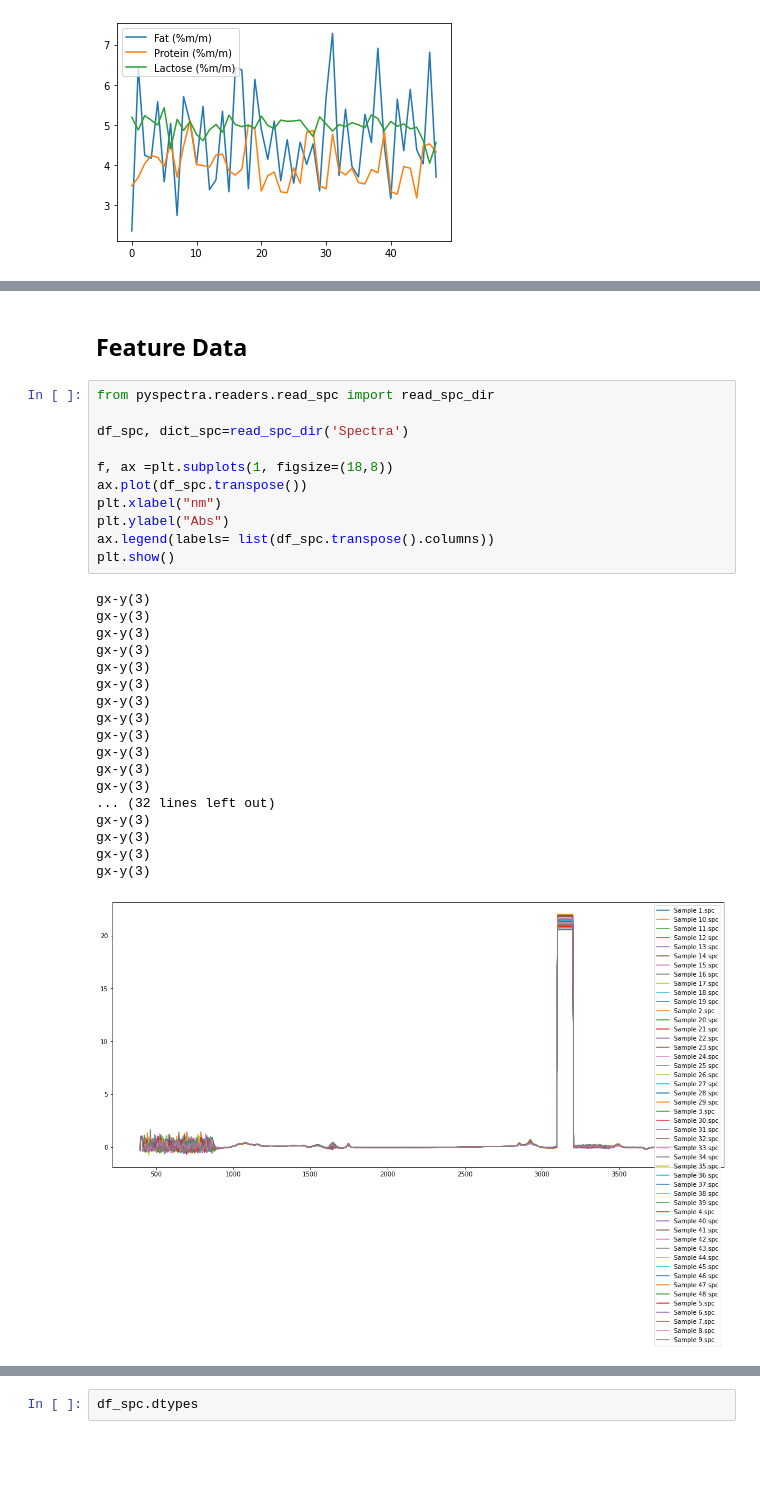
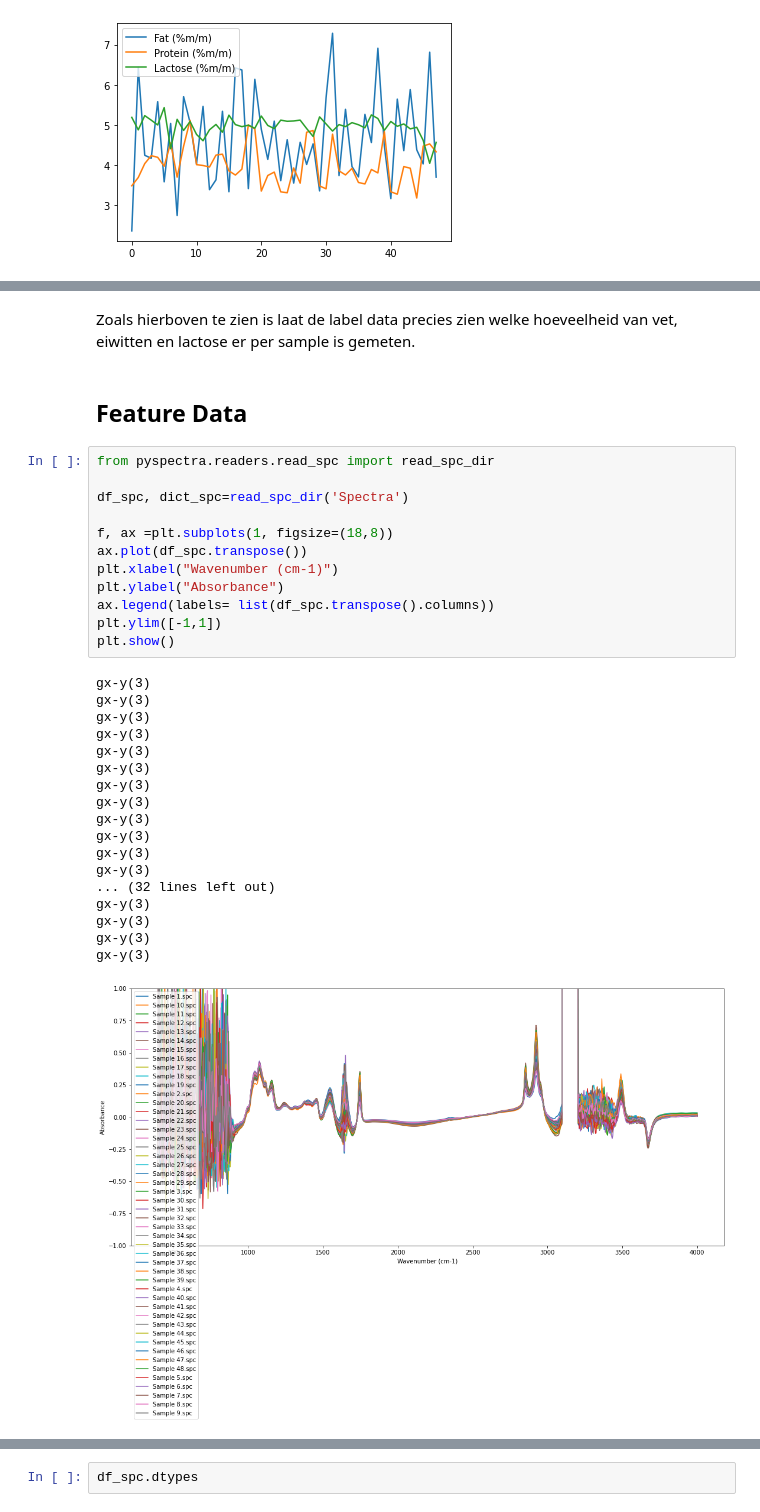
Before and after one commit to asscherhofstede/Koemelk-analyse, a Jupyter notebook: koemelk_uitwerking.ipynb, the cells around one changed output, grey strips where cells are left out. Saved outputs shown, nothing was run; the diff lists cells and outputs as text; blank space fills up the shorter version.

```diff
--- a/koemelk_uitwerking.ipynb
+++ b/koemelk_uitwerking.ipynb
@@ -48,32 +54,35 @@ print(label_data.shape)
+# %% [markdown]
+Zoals hierboven te zien is laat de label data precies zien welke hoeveelheid van vet, eiwitten en lactose er per sample is gemeten.
 # %% [markdown]
 ## Feature Data
 # %%
 from pyspectra.readers.read_spc import read_spc_dir
 
 df_spc, dict_spc=read_spc_dir('Spectra')
 
 f, ax =plt.subplots(1, figsize=(18,8))
 ax.plot(df_spc.transpose())
-plt.xlabel("nm")
-plt.ylabel("Abs")
+plt.xlabel("Wavenumber (cm-1)")
+plt.ylabel("Absorbance")
 ax.legend(labels= list(df_spc.transpose().columns))
+plt.ylim([-1,1])
 plt.show()
 # %% [output]
 gx-y(3)
 gx-y(3)
 gx-y(3)
 gx-y(3)
 gx-y(3)
 gx-y(3)
 gx-y(3)
 gx-y(3)
 gx-y(3)
 gx-y(3)
 gx-y(3)
 gx-y(3)
 ... (32 lines left out)
 gx-y(3)
 gx-y(3)
 gx-y(3)
 gx-y(3)
-[figure, old version]
+[figure, new version]
```
Also changed, not shown: parts of 25 cells of this notebook, 1 other file.
